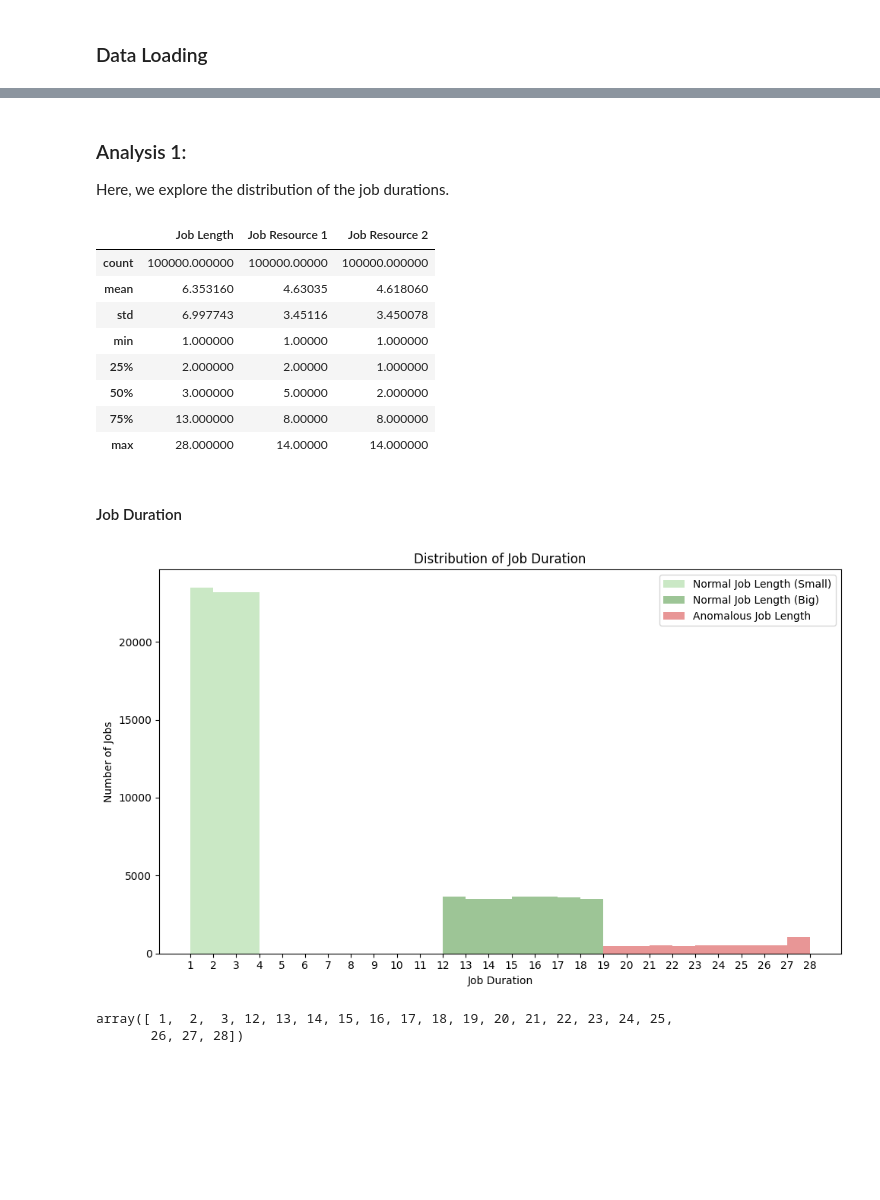
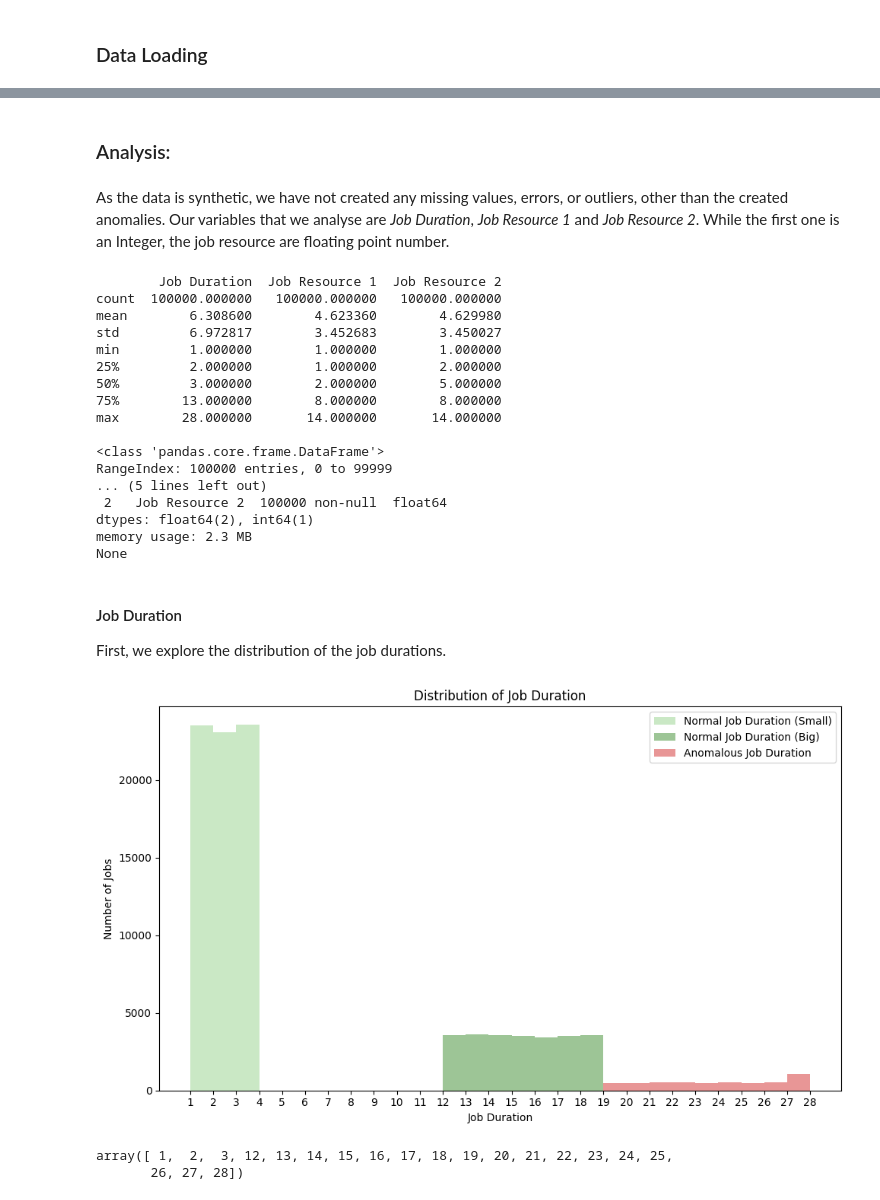
Before and after one commit to Jinobey/DeepRM_2, a Jupyter notebook: eda/Exploratory Data Analysis.ipynb, the cells around one changed output, grey strips where cells are left out. Cells and saved outputs as stored; diff of their text form; code cells hidden in the pictures; blank space fills up the shorter version.

Commit message:
final exploratory data analysis

```diff
--- a/eda/Exploratory Data Analysis.ipynb
+++ b/eda/Exploratory Data Analysis.ipynb
@@ -76,46 +70,57 @@ Here after, we define what consists of a normal and what consist of an anomalous
     r_{j_{Anomalous}} = \{r \in \mathbb{N} \space | \space 11 \leq r \leq 15 \}
 \end{equation}
 # %% [markdown]
-### Analysis 1:
-Here, we explore the distribution of the job durations.
+### Analysis:
+# %% [markdown]
+As the data is synthetic, we have not created any missing values, errors, or outliers, other than the created anomalies. Our variables that we analyse are *Job Duration*, *Job Resource 1* and *Job Resource 2*. While the first one is an Integer, the job resource are floating point number.
 # %%
-df_jobs.describe()
+print(df_jobs.describe(), "\n")
+print(df_jobs.info())
 # %% [output]
-|  | Job Length | Job Resource 1 | Job Resource 2 |
-| count | 100000.000000 | 100000.00000 | 100000.000000 |
-| mean | 6.353160 | 4.63035 | 4.618060 |
-| std | 6.997743 | 3.45116 | 3.450078 |
-| min | 1.000000 | 1.00000 | 1.000000 |
-| 25% | 2.000000 | 2.00000 | 1.000000 |
-| 50% | 3.000000 | 5.00000 | 2.000000 |
-| 75% | 13.000000 | 8.00000 | 8.000000 |
-| max | 28.000000 | 14.00000 | 14.000000 |
+        Job Duration  Job Resource 1  Job Resource 2
+count  100000.000000   100000.000000   100000.000000
+mean        6.308600        4.623360        4.629980
+std         6.972817        3.452683        3.450027
+min         1.000000        1.000000        1.000000
+25%         2.000000        1.000000        2.000000
+50%         3.000000        2.000000        5.000000
+75%        13.000000        8.000000        8.000000
+max        28.000000       14.000000       14.000000
+
+<class 'pandas.core.frame.DataFrame'>
+RangeIndex: 100000 entries, 0 to 99999
+... (5 lines left out)
+ 2   Job Resource 2  100000 non-null  float64
+dtypes: float64(2), int64(1)
+memory usage: 2.3 MB
+None
 # %% [markdown]
 #### Job Duration
+First, we explore the distribution of the job durations.
 # %%
-# Splitting the jobs into two categories based on length
-jobs_small = df_jobs[df_jobs['Job Length'] <= 3.6 ]['Job Length']
-jobs_big = df_jobs[(df_jobs['Job Length'] >= 12) & (df_jobs['Job Length'] <= 18)]['Job Length']
-jobs_anomalous = df_jobs[df_jobs['Job Length'] > 18]['Job Length']
+# Splitting the jobs into two categories (small/big) based on duration
+jobs_small = df_jobs[df_jobs['Job Duration'] <= 3.6 ]['Job Duration']
+jobs_big = df_jobs[(df_jobs['Job Duration'] >= 12) & (df_jobs['Job Duration'] <= 18)]['Job Duration']
+jobs_anomalous = df_jobs[df_jobs['Job Duration'] > 18]['Job Duration']
 
 # Set up the matplotlib figure
 plt.figure(figsize=(10, 6))
 
-# Plotting histograms for each category of job lengths
-plt.hist(jobs_small, bins=range(1, df_jobs['Job Length'].max() + 1), alpha=0.5, label='Normal Job Length (Small)', color="#96D38C")
-plt.hist(jobs_big, bins=range(1, df_jobs['Job Length'].max() + 1), alpha=0.5, label='Normal Job Length (Big)', color="#3C8D2F")
-plt.hist(jobs_anomalous, bins=range(1, df_jobs['Job Length'].max() + 1), alpha=0.5, label='Anomalous Job Length', color="#D32F2F")
+# Plotting histograms for each category of job durations
+plt.hist(jobs_small, bins=range(1, df_jobs['Job Duration'].max() + 1), alpha=0.5, label='Normal Job Duration (Small)', color="#96D38C")
+plt.hist(jobs_big, bins=range(1, df_jobs['Job Duration'].max() + 1), alpha=0.5, label='Normal Job Duration (Big)', color="#3C8D2F")
+plt.hist(jobs_anomalous, bins=range(1, df_jobs['Job Duration'].max() + 1), alpha=0.5, label='Anomalous Job Duration', color="#D32F2F")
 
 # Customization
 plt.title('Distribution of Job Duration')
 plt.xlabel('Job Duration')
 plt.ylabel('Number of Jobs')
-plt.xticks(range(1, df_jobs['Job Length'].max() + 1))  # Adjust x-axis ticks for clarity
-plt.legend()  # Add a legend to distinguish between categories
+plt.xticks(range(1, df_jobs['Job Duration'].max() + 1))
+plt.legend()
 
 # Show plot
-plt.tight_layout()  # Adjust layout to make room for the plot elements
+plt.tight_layout()
 plt.show()
 # %% [output]
-[figure, old version]
+[figure, new version]
 # %%
```
Also changed, not shown: parts of 13 cells of this notebook, 2 other files.
